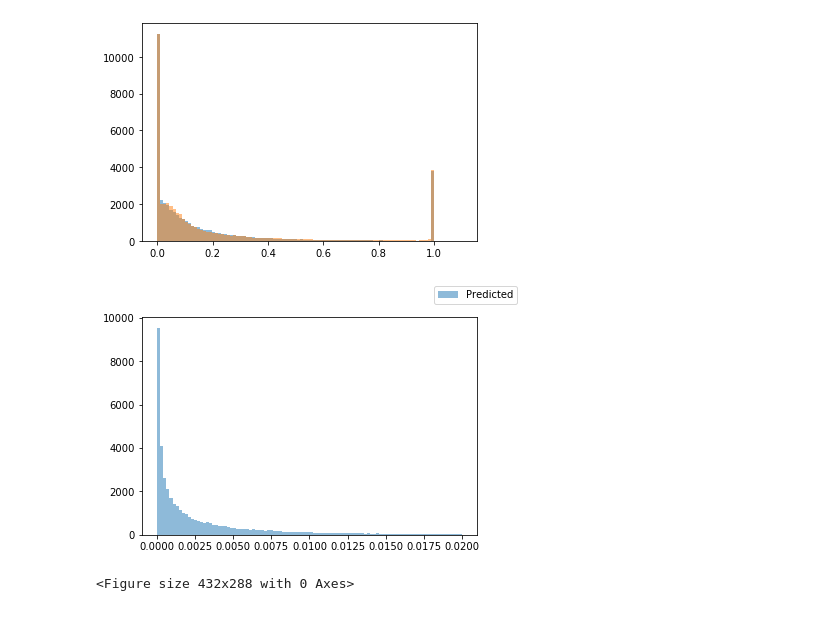
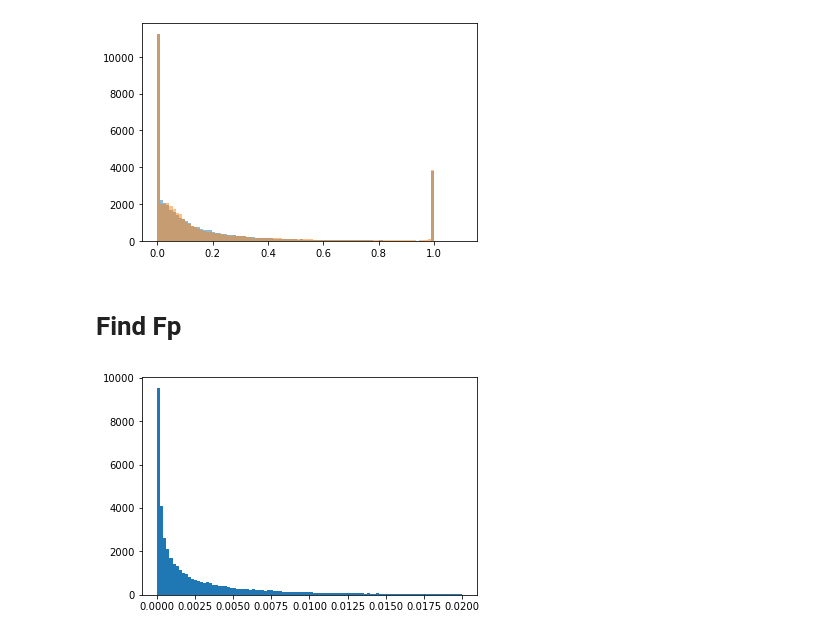
Before and after one commit to Michael-McLaren/MRI_ML, a Jupyter notebook: new_synthetic_data.ipynb, the cells around one changed output. Saved outputs shown, nothing was run; the diff lists cells and outputs as text; code cells hidden in the pictures.

```diff
--- a/new_synthetic_data.ipynb
+++ b/new_synthetic_data.ipynb
@@ -185,15 +185,13 @@ plt.show()
 # %% [output]
 (42599,) (42599,)
 [figure]
-# %%
-
-
-fig, ax = plt.subplots()
-ax.hist(real_y[:,1], label = 'Predicted', alpha = 0.5, range = [0,0.02],bins = 100)
-
-fig.legend()
-plt.show()
-plt.clf()
-# %% [output]
-[figure, removed]
-<Figure size 432x288 with 0 Axes>
+# %% [markdown]
+# Find Fp
+# %%
+Fp_list = real_y[:,1]
+#Fp_list_res = Fp_list[(Fp_list > 0.00001) & (Fp_list < 0.98)]
+
+plt.hist(Fp_list, bins = 100, range = [0,0.02])
+plt.show()
+# %% [output]
+[figure, added]
```
Also changed, not shown: parts of 17 cells of this notebook, 3 other files.
